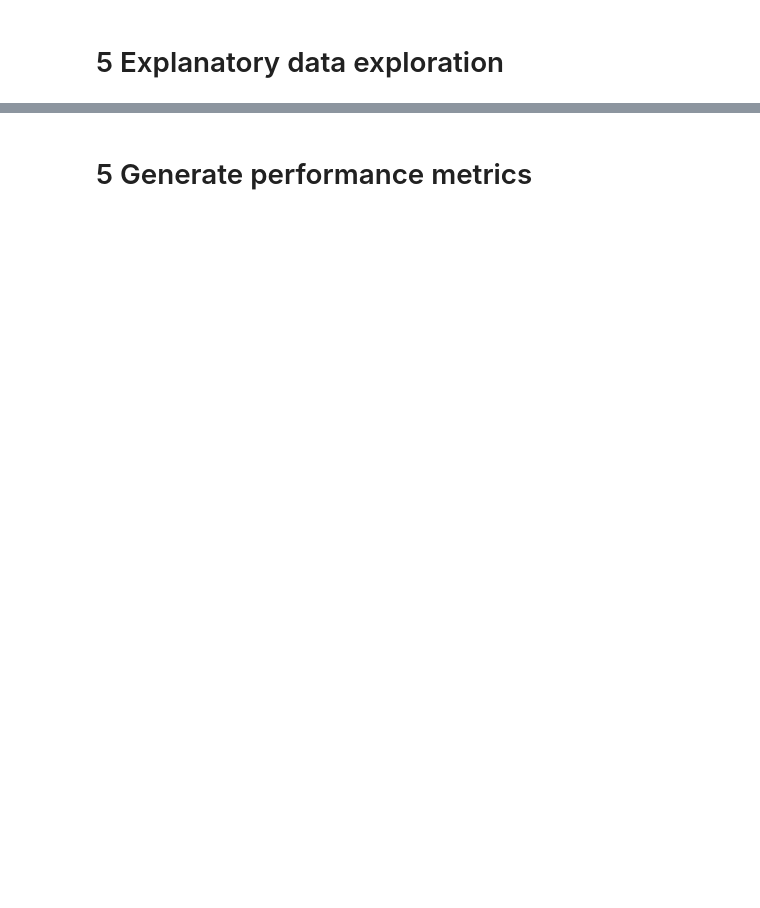
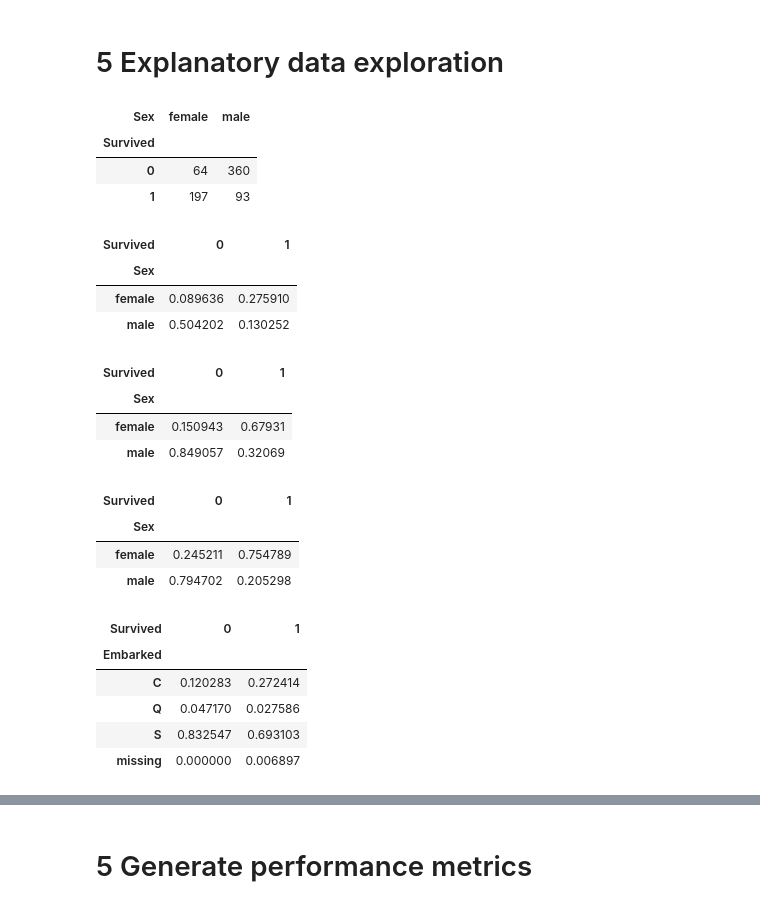
Before and after one commit to matthewpecsok/4482_fall_2022, a Jupyter notebook: tutorials/4482_Naive_Bayes-Titanic-Tutorial.ipynb, the cells around one changed output, grey strips where cells are left out. Cells and saved outputs as stored; diff of their text form; code cells hidden in the pictures; blank space fills up the shorter version.

```diff
--- a/tutorials/4482_Naive_Bayes-Titanic-Tutorial.ipynb
+++ b/tutorials/4482_Naive_Bayes-Titanic-Tutorial.ipynb
@@ -70,5 +70,6 @@ from sklearn import metrics
 # 3 overall data inspection
 # %%
 titanic = pd.read_csv("https://raw.githubusercontent.com/matthewpecsok/4482_fall_2022/main/data/titanic_cleaned.csv")
+titanic_orig = titanic.copy()
 # %%
 type(titanic)
@@ -138,21 +242,48 @@ print(cnb.class_prior)
 # %% [markdown]
 # 5 Explanatory data exploration
 # %%
-pd.crosstab(titanic['Survived'], titanic['Sex'])
+pd.crosstab(titanic_orig['Survived'], titanic_orig['Sex'])
+# %% [output]
+| Sex | female | male |
+| Survived |  |  |
+| 0 | 64 | 360 |
+| 1 | 197 | 93 |
 # %%
 # overall proportions
-pd.crosstab(titanic['Sex'], titanic['Survived'])/titanic.shape[0]
+pd.crosstab(titanic_orig['Sex'], titanic_orig['Survived'])/titanic_orig.shape[0]
+# %% [output]
+| Survived | 0 | 1 |
+| Sex |  |  |
+| female | 0.089636 | 0.275910 |
+| male | 0.504202 | 0.130252 |
 # %%
 # proportions by gender
-ct = pd.crosstab(titanic['Sex'], titanic['Survived'])
+ct = pd.crosstab(titanic_orig['Sex'], titanic_orig['Survived'])
 ct.div(ct.sum(axis=0), axis=1)
+# %% [output]
+| Survived | 0 | 1 |
+| Sex |  |  |
+| female | 0.150943 | 0.67931 |
+| male | 0.849057 | 0.32069 |
 # %%
 # proportions by gender
-ct = pd.crosstab(titanic['Sex'], titanic['Survived'])
+ct = pd.crosstab(titanic_orig['Sex'], titanic_orig['Survived'])
 ct.div(ct.sum(axis=1), axis=0)
+# %% [output]
+| Survived | 0 | 1 |
+| Sex |  |  |
+| female | 0.245211 | 0.754789 |
+| male | 0.794702 | 0.205298 |
 # %%
 # proportions by Embarked
-ct = pd.crosstab(titanic['Embarked'], titanic['Survived'])
+ct = pd.crosstab(titanic_orig['Embarked'], titanic_orig['Survived'])
 ct.div(ct.sum(axis=0), axis=1)
+# %% [output]
+| Survived | 0 | 1 |
+| Embarked |  |  |
+| C | 0.120283 | 0.272414 |
+| Q | 0.047170 | 0.027586 |
+| S | 0.832547 | 0.693103 |
+| missing | 0.000000 | 0.006897 |
 # %%
 # proportions by Pclass
```
Also changed, not shown: parts of 35 cells of this notebook.
